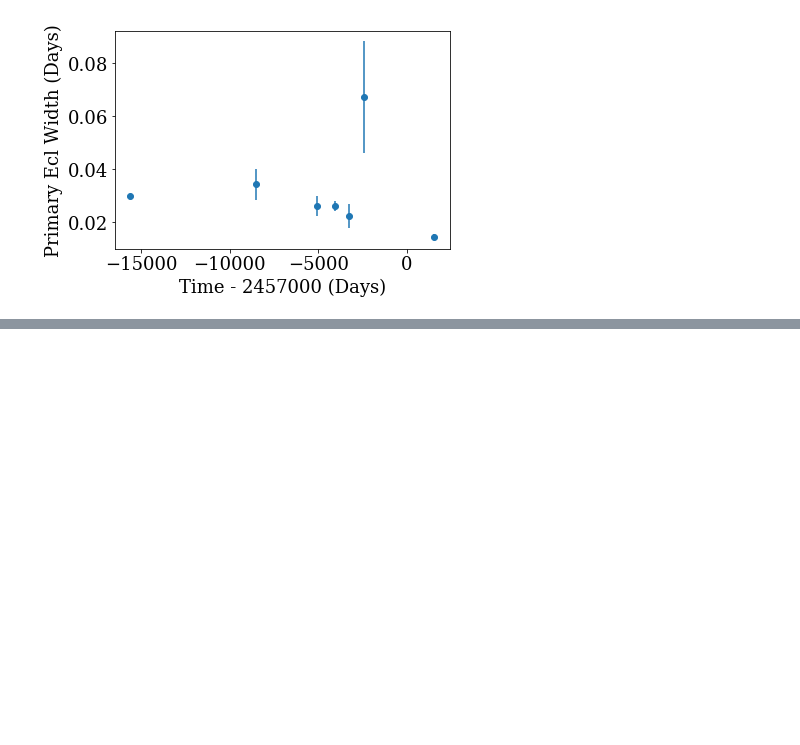
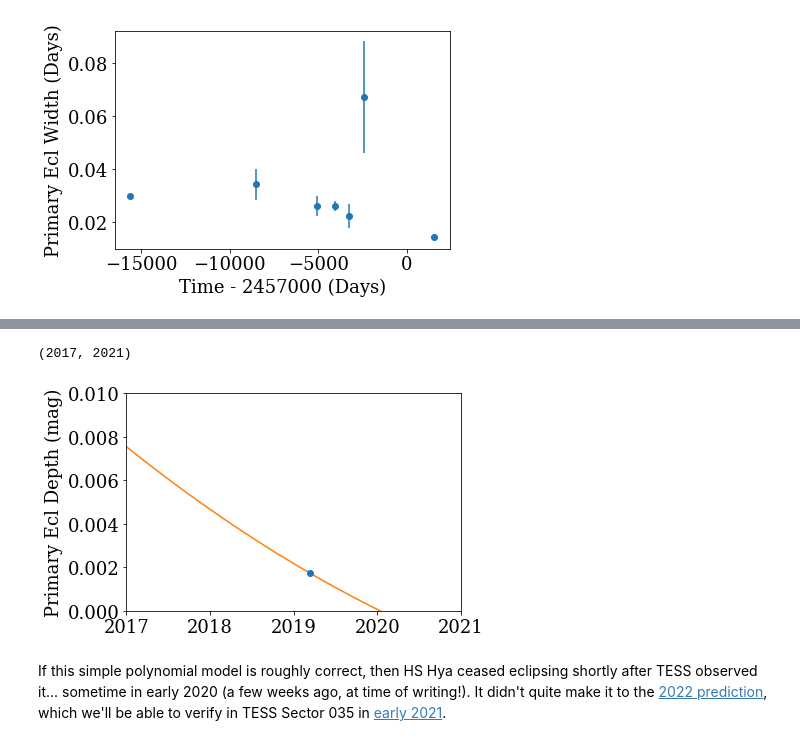
Before and after one commit to jradavenport/HS-Hya, a Jupyter notebook: makeplots.ipynb, the cells around one changed output, grey strips where cells are left out. Drawn from its saved outputs; the diff is of its cells as text; code cells hidden in the pictures; blank space fills up the shorter version.

```diff
--- a/makeplots.ipynb
+++ b/makeplots.ipynb
@@ -340,0 +352,14 @@ Text(0, 0.5, 'Primary Ecl Width (Days)')
+# %%
+plt.errorbar((times+BJD0_tess - 2455197.50000)/365.24 + 2010,
+             big_data[:,0], yerr=big_errs[:,0], marker='o', linestyle='None')
+
+plt.plot((np.arange(-16000,2100)+BJD0_tess - 2455197.50000)/365.24 + 2010,
+         np.polyval(ff, np.arange(-16000,2100)))
+plt.ylabel('Primary Ecl Depth (mag)')
+plt.ylim(0,0.01)
+plt.xlim(2017,2021)
+# %% [output]
+(2017, 2021)
+[figure, added]
+# %% [markdown]
+If this simple polynomial model is roughly correct, then HS Hya ceased eclipsing shortly after TESS observed it... sometime in early 2020 (a few weeks ago, at time of writing!). It didn't quite make it to the [2022 prediction](https://ui.adsabs.harvard.edu/abs/2012A%26A...542L..23Z/abstract), which we'll be able to verify in TESS Sector 035 in [early 2021](https://heasarc.gsfc.nasa.gov/cgi-bin/tess/webtess/wtv.py?Entry=HS+Hya).
```
Also changed, not shown: parts of 4 cells of this notebook.
